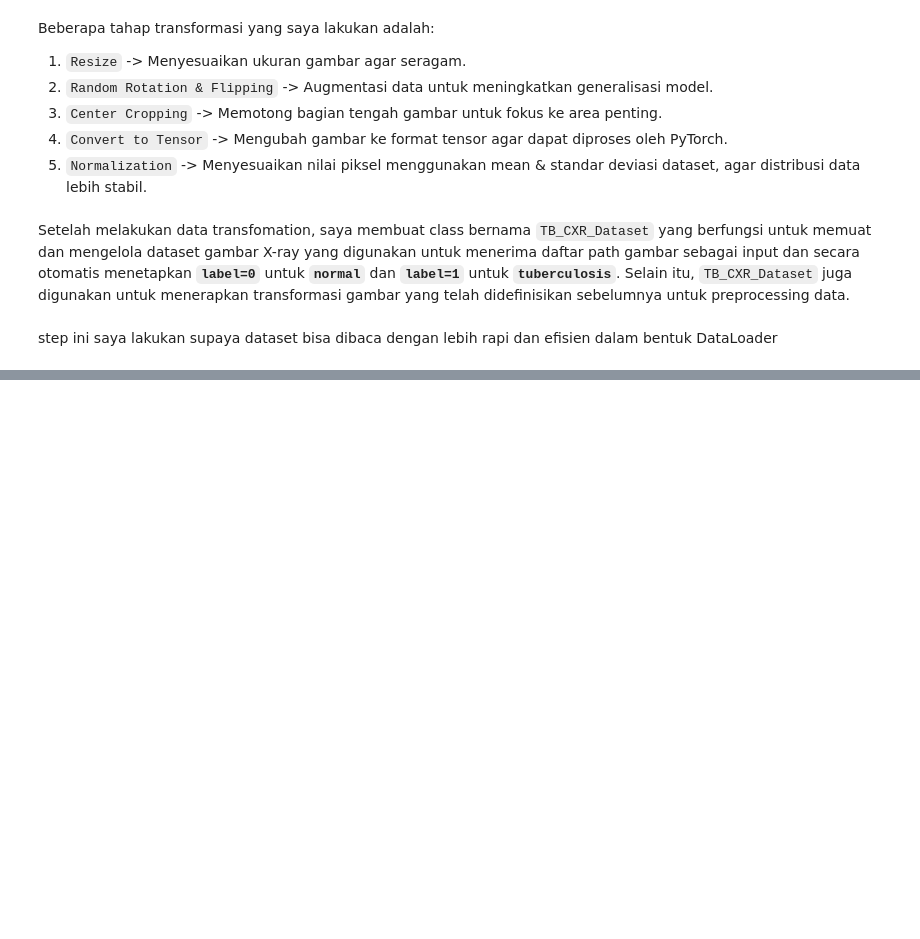
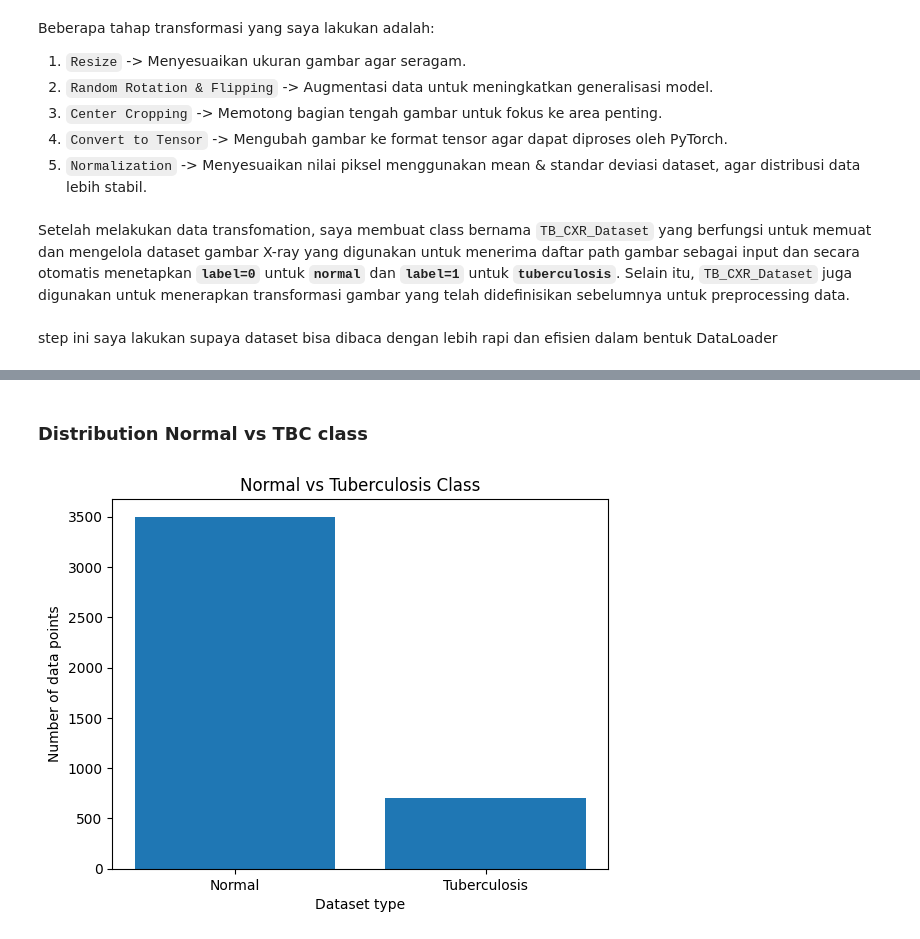
Before and after one commit to covryzne/tbc-detection-skripsi, a Jupyter notebook: tbc_detection_skripsi_netebook.ipynb, the cells around one changed output, grey strips where cells are left out. Cells and saved outputs as stored; diff of their text form; code cells hidden in the pictures; blank space fills up the shorter version.

Commit message:
feat: add data visualization for class distribution and sample image

```diff
--- a/tbc_detection_skripsi_netebook.ipynb
+++ b/tbc_detection_skripsi_netebook.ipynb
@@ -436,0 +441,16 @@ step ini saya lakukan supaya dataset bisa dibaca dengan lebih rapi dan efisien d
+# %% [markdown]
+### **Distribution Normal vs TBC class**
+# %%
+normal_size = len(normal_df)
+Tuberculosis_size = len(tuberculosis_df)
+sizes = [normal_size, Tuberculosis_size]
+
+plt.bar(['Normal', 'Tuberculosis'], sizes)
+
+plt.xlabel('Dataset type')
+plt.ylabel('Number of data points')
+plt.title('Normal vs Tuberculosis Class')
+
+plt.show()
+# %% [output]
+[figure, added]
```
Also changed, not shown: parts of 5 cells of this notebook.
